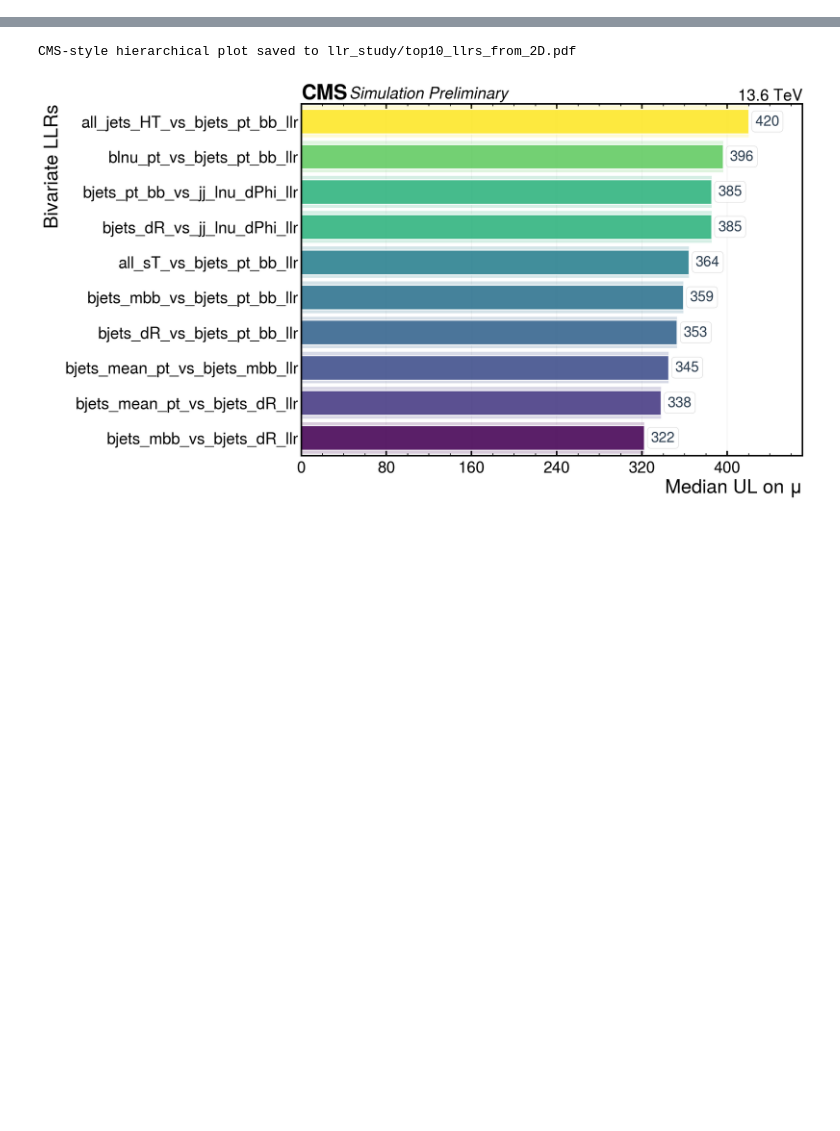
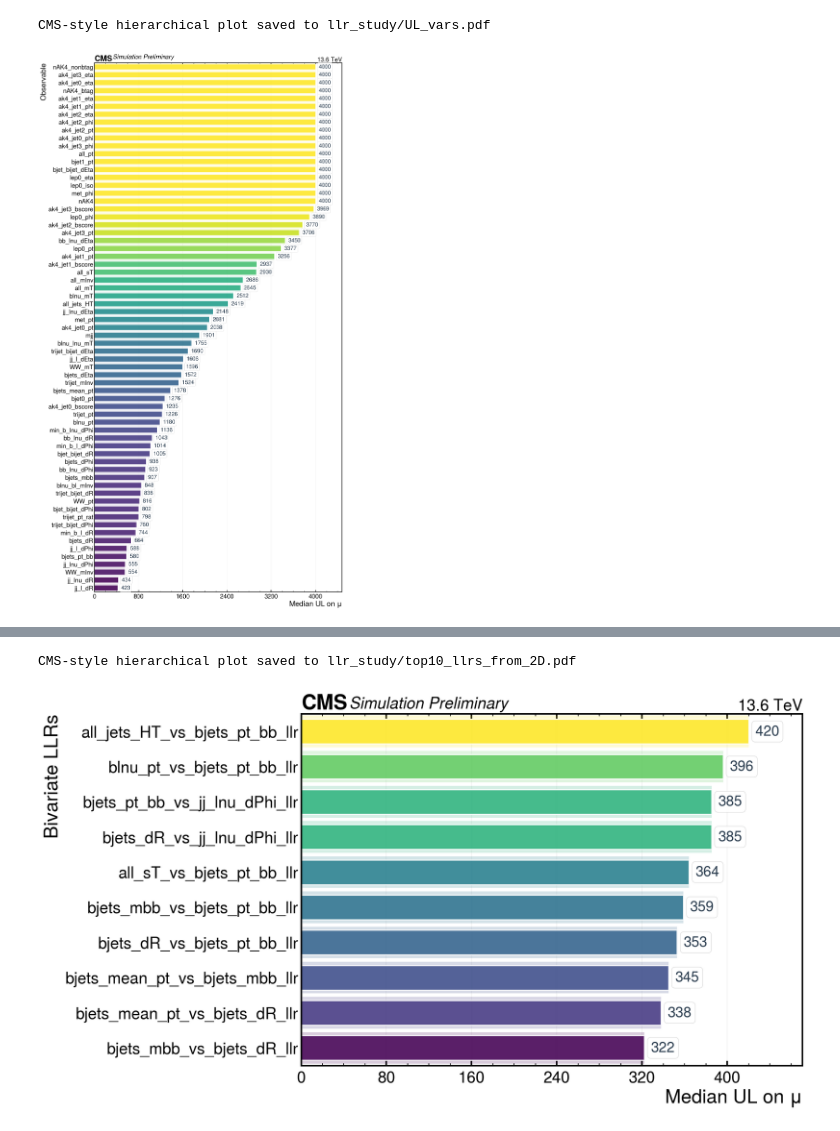
Before and after one commit to antonettprado/hh, a Jupyter notebook: llr_study/plot_llrs_UL.ipynb, the cells around one changed output, grey strips where cells are left out. Drawn from its saved outputs; the diff is of its cells as text; code cells hidden in the pictures; blank space fills up the shorter version.

```diff
--- a/llr_study/plot_llrs_UL.ipynb
+++ b/llr_study/plot_llrs_UL.ipynb
@@ -576,7 +315 @@ def boxplot_UL_by_type(df: pd.DataFrame, outfile):
     plt.show()
-# %%
-projectdir = Path('/eos/user/a/anunezde/Z_OUTPUT_eos/Disc_Study_New/crtd')
-crtd_dirs = [d for d in projectdir.iterdir() if d.is_dir() and '_crtd_odd_' in d.name]
-file_paths = [wd / 'fits_new' / 'summary_results.txt' for wd in crtd_dirs]
-df_llrs_fact = ResultsManager.load_summary_files(file_paths)
-df_llrs_fact
@@ -597 +369,11 @@ df_llrs_fact
+# %%
+file_path = projectdir / 'JetTop_odd' / 'fits_new' / 'summary_results.txt'
+df_vars = ResultsManager.load_summary_files(file_path)
+df_vars = df_vars.sort_values('mu', ascending=True).reset_index(drop=True)
+df_vars = df_vars.dropna()
+outfile = Path('llr_study') / "UL_vars.pdf"
+hierarchical_UL_plot(df_vars, outfile=outfile , ylabel='Observable')
+# %% [output]
+CMS-style hierarchical plot saved to llr_study/UL_vars.pdf
+[figure, added]
 # %%
```
Also changed, not shown: parts of 11 cells of this notebook, 36 other files.
